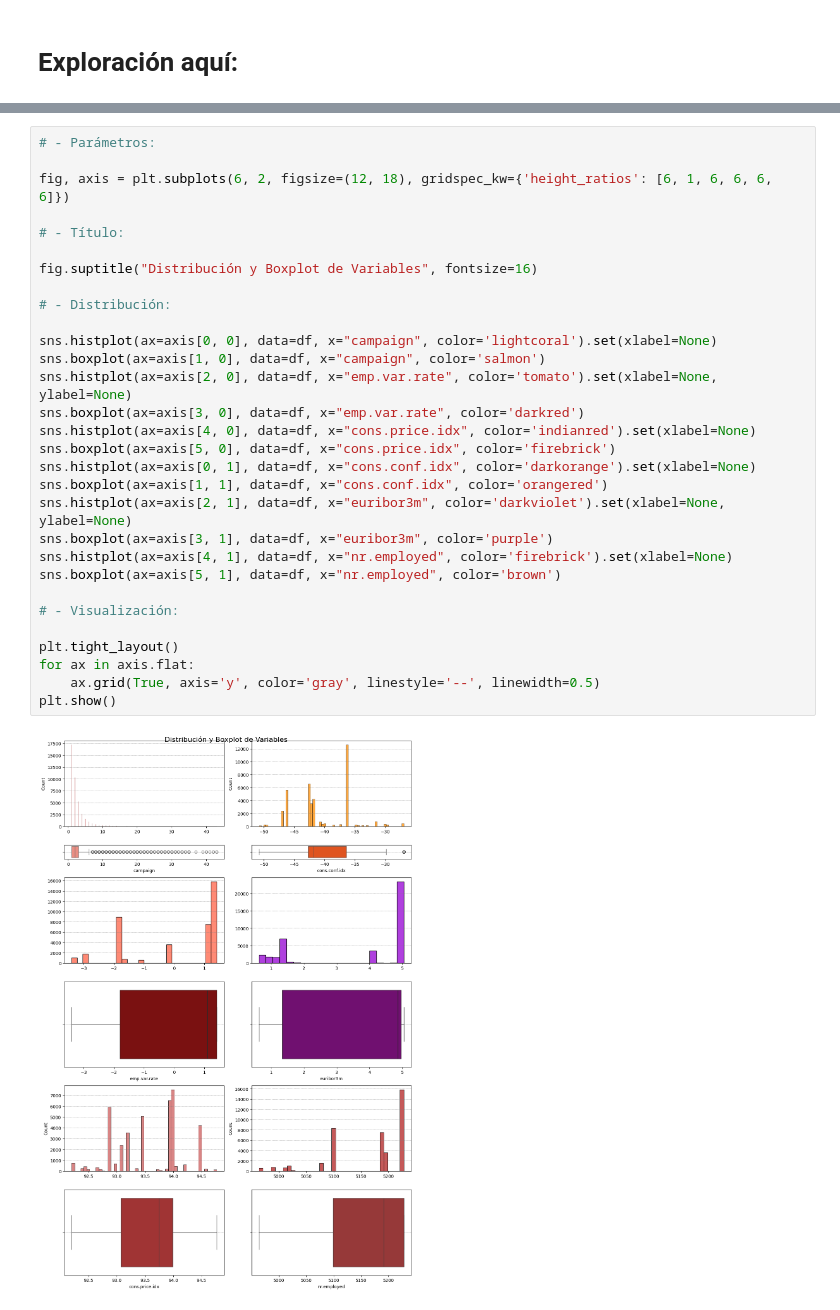
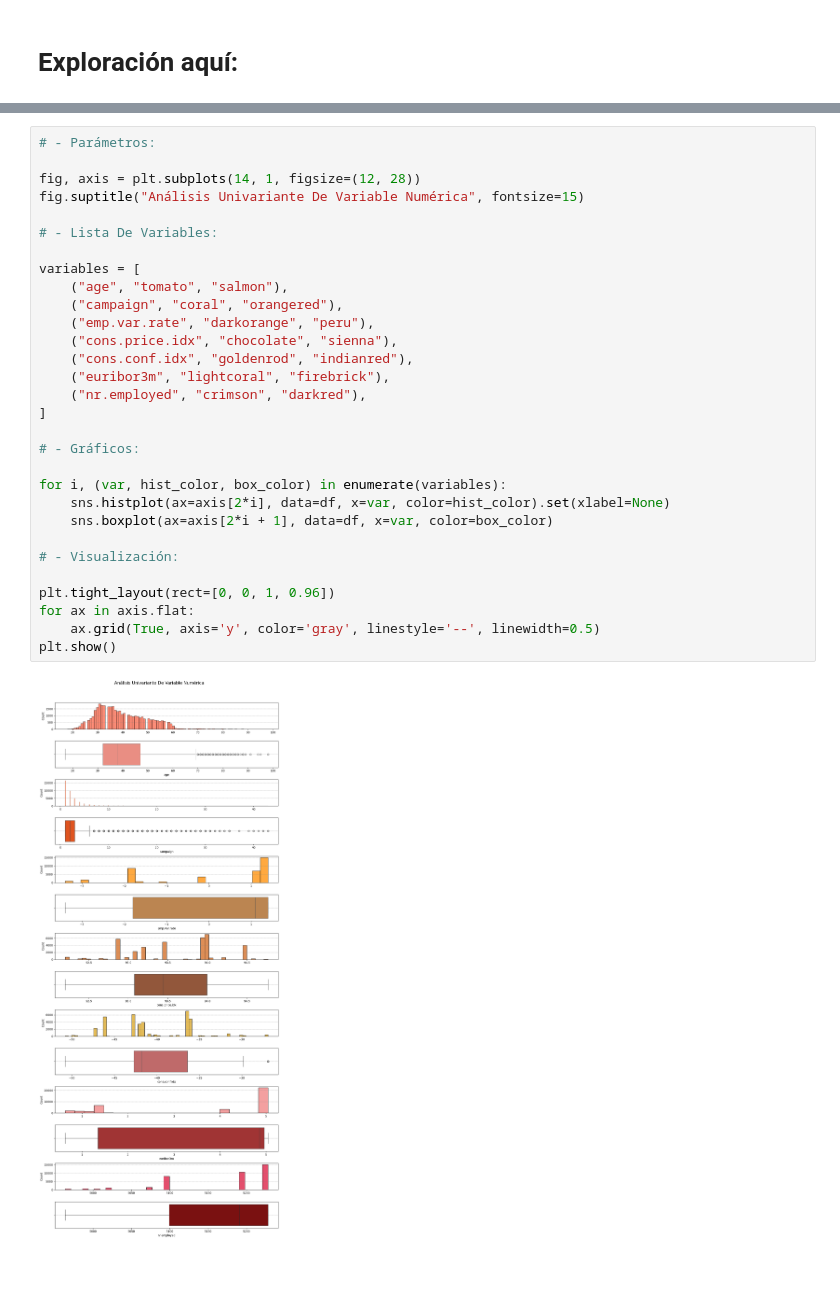
Before and after one commit to meneses-ls/4Geeks-15-Machine-Learning-Logistic-Regression, a Jupyter notebook: src/explore.ipynb, the cells around one changed output, grey strips where cells are left out. Drawn from its saved outputs; the diff is of its cells as text; blank space fills up the shorter version.

```diff
--- a/src/explore.ipynb
+++ b/src/explore.ipynb
@@ -119,32 +119,32 @@ plt.show()
-# %%
-# - Parámetros:
-
-fig, axis = plt.subplots(6, 2, figsize=(12, 18), gridspec_kw={'height_ratios': [6, 1, 6, 6, 6, 6]})
-
-# - Título:
-
-fig.suptitle("Distribución y Boxplot de Variables", fontsize=16)
-
-# - Distribución:
-
-sns.histplot(ax=axis[0, 0], data=df, x="campaign", color='lightcoral').set(xlabel=None)
-sns.boxplot(ax=axis[1, 0], data=df, x="campaign", color='salmon')
-sns.histplot(ax=axis[2, 0], data=df, x="emp.var.rate", color='tomato').set(xlabel=None, ylabel=None)
-sns.boxplot(ax=axis[3, 0], data=df, x="emp.var.rate", color='darkred')
-sns.histplot(ax=axis[4, 0], data=df, x="cons.price.idx", color='indianred').set(xlabel=None)
-sns.boxplot(ax=axis[5, 0], data=df, x="cons.price.idx", color='firebrick')
-sns.histplot(ax=axis[0, 1], data=df, x="cons.conf.idx", color='darkorange').set(xlabel=None)
-sns.boxplot(ax=axis[1, 1], data=df, x="cons.conf.idx", color='orangered')
-sns.histplot(ax=axis[2, 1], data=df, x="euribor3m", color='darkviolet').set(xlabel=None, ylabel=None)
-sns.boxplot(ax=axis[3, 1], data=df, x="euribor3m", color='purple')
-sns.histplot(ax=axis[4, 1], data=df, x="nr.employed", color='firebrick').set(xlabel=None)
-sns.boxplot(ax=axis[5, 1], data=df, x="nr.employed", color='brown')
-
-# - Visualización:
-
-plt.tight_layout()
-for ax in axis.flat:
-    ax.grid(True, axis='y', color='gray', linestyle='--', linewidth=0.5)
-plt.show()
-# %% [output]
-[figure, removed]
+# %%
+# - Parámetros:
+
+fig, axis = plt.subplots(14, 1, figsize=(12, 28))
+fig.suptitle("Análisis Univariante De Variable Numérica", fontsize=15)
+
+# - Lista De Variables:
+
+variables = [
+    ("age", "tomato", "salmon"),
+    ("campaign", "coral", "orangered"),
+    ("emp.var.rate", "darkorange", "peru"),
+    ("cons.price.idx", "chocolate", "sienna"),
+    ("cons.conf.idx", "goldenrod", "indianred"),
+    ("euribor3m", "lightcoral", "firebrick"),
+    ("nr.employed", "crimson", "darkred"),
+]
+
+# - Gráficos:
+
+for i, (var, hist_color, box_color) in enumerate(variables):
+    sns.histplot(ax=axis[2*i], data=df, x=var, color=hist_color).set(xlabel=None)
+    sns.boxplot(ax=axis[2*i + 1], data=df, x=var, color=box_color)
+
+# - Visualización:
+
+plt.tight_layout(rect=[0, 0, 1, 0.96])
+for ax in axis.flat:
+    ax.grid(True, axis='y', color='gray', linestyle='--', linewidth=0.5)
+plt.show()
+# %% [output]
+[figure, added]
```
Also changed, not shown: parts of 7 cells of this notebook.
